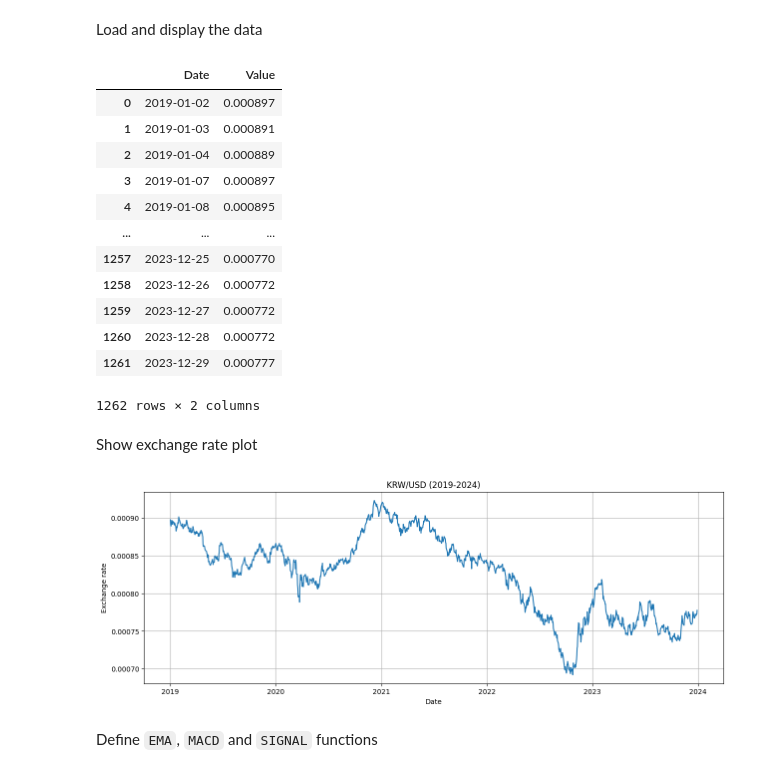
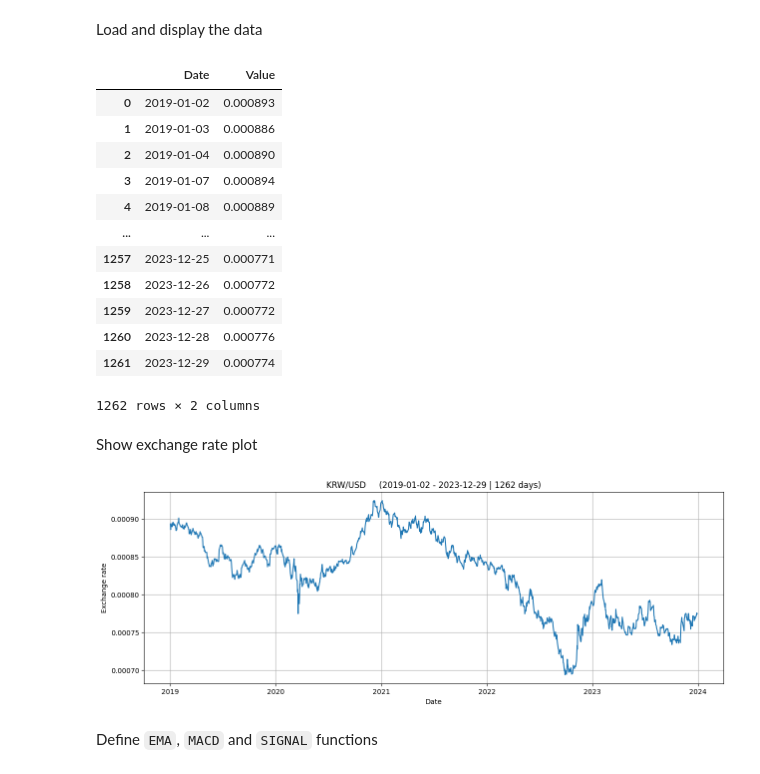
Before and after one commit to Nasus20202/metody-numeryczne, a Jupyter notebook: Project 1/Project1.ipynb, the cells around one changed output. Saved outputs shown, nothing was run; the diff lists cells and outputs as text; code cells hidden in the pictures.

```diff
--- a/Project 1/Project1.ipynb
+++ b/Project 1/Project1.ipynb
@@ -21,39 +44,45 @@ title = data_files[file_index][1]
 # %% [markdown]
 Load and display the data
 # %%
-data = pd.read_csv(file_name)[['Data', 'Otwarcie']]
-data = data.rename(columns={'Data': 'Date', 'Otwarcie': 'Value'})
+data = pd.read_csv(file_name)[['Data', 'Zamkniecie']]
+data = data.rename(columns={'Data': 'Date', 'Zamkniecie': 'Value'})
 data['Date'] = pd.to_datetime(data['Date'])
-display(data)
+data
 # %% [output]
 |  | Date | Value |
-| 0 | 2019-01-02 | 0.000897 |
-| 1 | 2019-01-03 | 0.000891 |
-| 2 | 2019-01-04 | 0.000889 |
-| 3 | 2019-01-07 | 0.000897 |
-| 4 | 2019-01-08 | 0.000895 |
+| 0 | 2019-01-02 | 0.000893 |
+| 1 | 2019-01-03 | 0.000886 |
+| 2 | 2019-01-04 | 0.000890 |
+| 3 | 2019-01-07 | 0.000894 |
+| 4 | 2019-01-08 | 0.000889 |
 | ... | ... | ... |
-| 1257 | 2023-12-25 | 0.000770 |
+| 1257 | 2023-12-25 | 0.000771 |
 | 1258 | 2023-12-26 | 0.000772 |
 | 1259 | 2023-12-27 | 0.000772 |
-| 1260 | 2023-12-28 | 0.000772 |
-| 1261 | 2023-12-29 | 0.000777 |
+| 1260 | 2023-12-28 | 0.000776 |
+| 1261 | 2023-12-29 | 0.000774 |
 1262 rows × 2 columns
 # %% [markdown]
 Show exchange rate plot
 # %%
-def plot_exchange_rate(data, title):
+def plot_exchange_rate(data, title, filename=None):
     plt.figure(figsize=(15, 5))
     plt.plot(data['Date'], data['Value'])
     plt.title(title)
     plt.xlabel('Date')
     plt.ylabel('Exchange rate')
     plt.grid()
+    if filename is not None:
+        plt.savefig(filename, bbox_inches='tight')
     plt.show()
 
-plot_exchange_rate(data, title)
+date_format = '%Y-%m-%d'
+first_date = data['Date'][0]
+last_date = data['Date'][len(data)-1]
+plot_title = f'{currency_name}     ({first_date.strftime(date_format)} - {last_date.strftime(date_format)} | {len(data)} days)'
+plot_exchange_rate(data, plot_title, f'plots/{filename_prefix}_value.png')
 # %% [output]
-[figure, old version]
+[figure, new version]
 # %% [markdown]
 Define `EMA`, `MACD` and `SIGNAL` functions
 # %%
```
Also changed, not shown: parts of 7 cells of this notebook, 48 other files.
